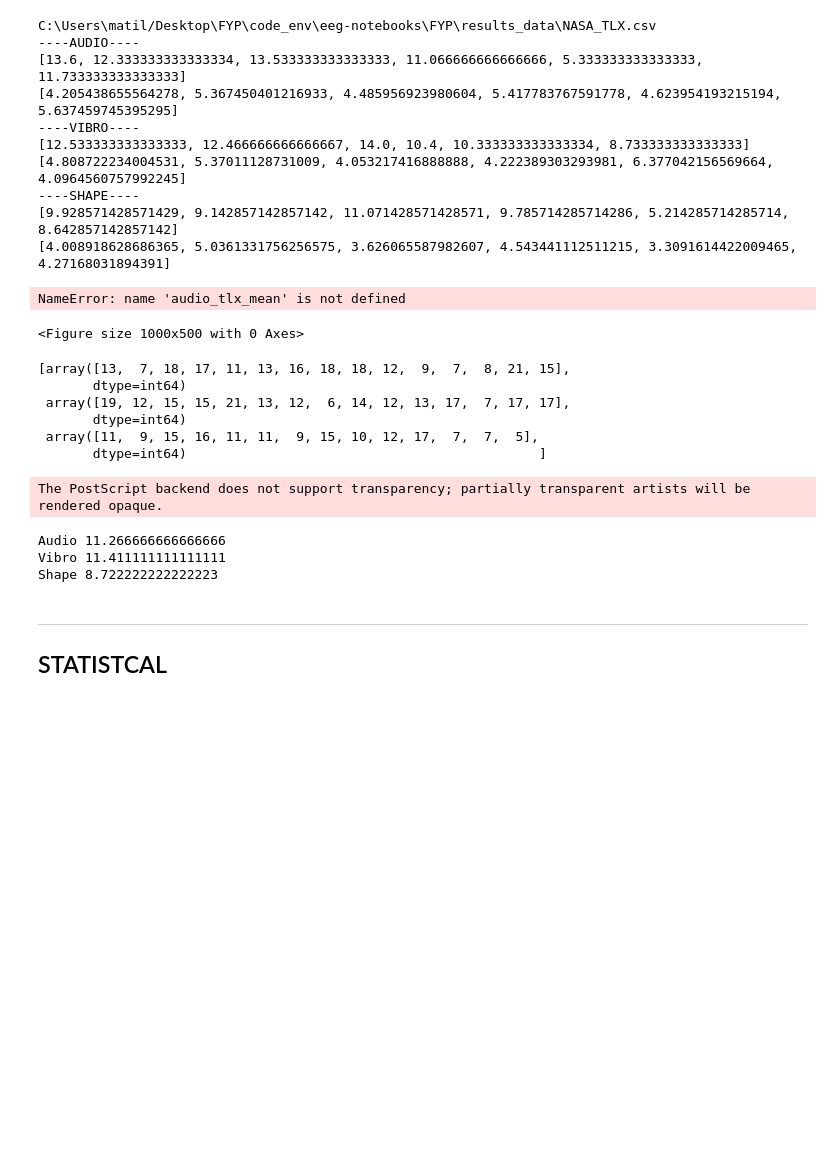
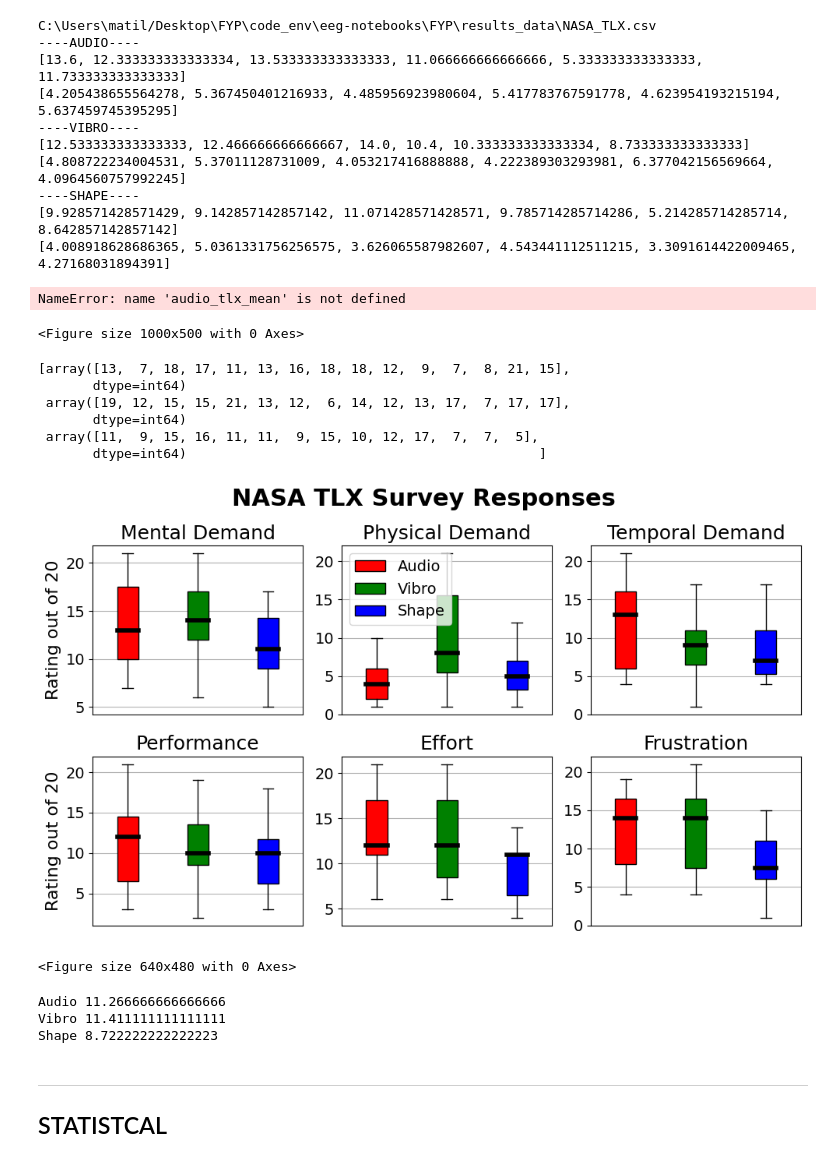
Before and after one commit to mp2419/eeg-notebooks, a Jupyter notebook: FYP/experiments/nb_NASATLX.ipynb, the cells around one changed output. Cells and saved outputs as stored; diff of their text form; code cells hidden in the pictures; blank space fills up the shorter version.

```diff
--- a/FYP/experiments/nb_NASATLX.ipynb
+++ b/FYP/experiments/nb_NASATLX.ipynb
@@ -116,7 +116,7 @@ NameError: name 'audio_tlx_mean' is not defined
 <Figure size 1000x500 with 0 Axes>
 # %%
 import matplotlib
-matplotlib.use('Agg')
+# matplotlib.use('Agg')
 import matplotlib.pyplot as plt
 import numpy as np
 import pandas as pd
@@ -168,7 +168,7 @@ fig,((ax1, ax2, ax3), (ax4, ax5, ax6)) = plt.subplots(nrows=2, ncols=3, figsize=
 bplot1 = ax1.boxplot(all_data[indicators[0]],
                      vert=True,  # vertical box alignment
                      patch_artist=True, meanprops=meanpointprops, meanline=False,
-                  showmeans=True,showfliers=False)  # will be used to label x-ticks
+                  showmeans=False,showfliers=False)  # will be used to label x-ticks
 ax1.set_title(types[0],fontsize=18)
 #ax1.set_xticklabels(labels, fontsize=14)  # Adjust the fontsize as needed
 
@@ -176,7 +176,7 @@ ax1.set_title(types[0],fontsize=18)
 bplot2 = ax2.boxplot(all_data[indicators[1]],
                      vert=True,  # vertical box alignment
                      patch_artist=True, meanprops=meanpointprops, meanline=False,
-                  showmeans=True,showfliers=False)  # will be used to label x-ticks
+                  showmeans=False,showfliers=False)  # will be used to label x-ticks
 ax2.set_title(types[1],fontsize=18)
 #ax2.set_xticklabels(labels, fontsize=14)  # Adjust the fontsize as needed
 
@@ -184,7 +184,7 @@ ax2.set_title(types[1],fontsize=18)
 bplot3 = ax3.boxplot(all_data[indicators[2]],
                      vert=True,  # vertical box alignment
                      patch_artist=True, meanprops=meanpointprops, meanline=False,
-                  showmeans=True,showfliers=False)  # will be used to label x-ticks
+                  showmeans=False,showfliers=False)  # will be used to label x-ticks
 ax3.set_title(types[2],fontsize=18)
 #ax3.set_xticklabels(labels, fontsize=14)  # Adjust the fontsize as needed
 
@@ -192,7 +192,7 @@ ax3.set_title(types[2],fontsize=18)
 bplot4 = ax4.boxplot(all_data[indicators[3]],
                      vert=True,  # vertical box alignment
                      patch_artist=True, meanprops=meanpointprops, meanline=False,
-                  showmeans=True,showfliers=False)  # will be used to label x-ticks
+                  showmeans=False,showfliers=False)  # will be used to label x-ticks
 ax4.set_title(types[3],fontsize=18)
 #ax4.set_xticklabels(labels, fontsize=14)  # Adjust the fontsize as needed
 
@@ -200,7 +200,7 @@ ax4.set_title(types[3],fontsize=18)
 bplot5 = ax5.boxplot(all_data[indicators[4]],
                      vert=True,  # vertical box alignment
                      patch_artist=True, meanprops=meanpointprops, meanline=False,
-                  showmeans=True,showfliers=False)  # will be used to label x-ticks
+                  showmeans=False,showfliers=False)  # will be used to label x-ticks
 ax5.set_title(types[4],fontsize=18)
 #ax5.set_xticklabels(labels, fontsize=14)  # Adjust the fontsize as needed
 
@@ -208,7 +208,7 @@ ax5.set_title(types[4],fontsize=18)
 bplot6 = ax6.boxplot(all_data[indicators[5]],
                      vert=True,  # vertical box alignment
                      patch_artist=True, meanprops=meanpointprops, meanline=False,
-                  showmeans=True,showfliers=False)  # will be used to label x-ticks
+                  showmeans=False,showfliers=False)  # will be used to label x-ticks
 ax6.set_title(types[5],fontsize=18)
 #ax6.set_xticklabels(labels, fontsize=14)  # Adjust the fontsize as needed
 
@@ -216,35 +216,42 @@ legend_labels = []
 # fill with colors
 colors = ['red', 'green', 'blue']
 for bplot in (bplot1, bplot2, bplot3, bplot4, bplot5, bplot6):
+    for median_line in bplot['medians']:
+        median_line.set(color='black', linewidth=4)
     for patch, color in zip(bplot['boxes'], colors):
         patch.set_facecolor(color)
         if bplot == bplot6:  # Only add one set of labels to the legend
             legend_labels = bplot['boxes']
 
-ax6.legend(legend_labels,labels)
+ax2.legend(legend_labels,labels, fontsize=14)
 
 # adding horizontal grid lines
 for ax in [ax1, ax4]:
     ax.set_ylabel('Rating out of 20', fontsize=16)
 
 for ax in [ax1, ax2, ax3, ax4, ax5, ax6]:
     ax.yaxis.grid(True)
     ax.set_xticks([])  # Remove x ticks
     ax.set_xticklabels([])  # Remove x tick labels
+    ax.tick_params(axis='both', which='both', labelsize=14)  # Increase tick label size for both x and y axes
+
 
 #ax5.set_xlabel('Modality', fontsize=16)
 
 plt.suptitle('NASA TLX Survey Responses', fontsize=22, fontweight='bold')
+plt.tight_layout()
 plt.show()
+
 plt.savefig('C:\\Users\\matil\\Desktop\\FYP\\code_env\\eeg-notebooks\\FYP\\results_data\\svg\\nasa.eps', format='eps')
 # %% [output]
 [array([13,  7, 18, 17, 11, 13, 16, 18, 18, 12,  9,  7,  8, 21, 15],
        dtype=int64)
  array([19, 12, 15, 15, 21, 13, 12,  6, 14, 12, 13, 17,  7, 17, 17],
        dtype=int64)
  array([11,  9, 15, 16, 11, 11,  9, 15, 10, 12, 17,  7,  7,  5],
        dtype=int64)                                             ]
+[figure, added]
-The PostScript backend does not support transparency; partially transparent artists will be rendered opaque.
+<Figure size 640x480 with 0 Axes>
 # %%
 print("Audio", np.mean(audio_tlx_mean))
 print("Vibro", np.mean(vibro_tlx_mean))
```
Also changed, not shown: 35 other files.
